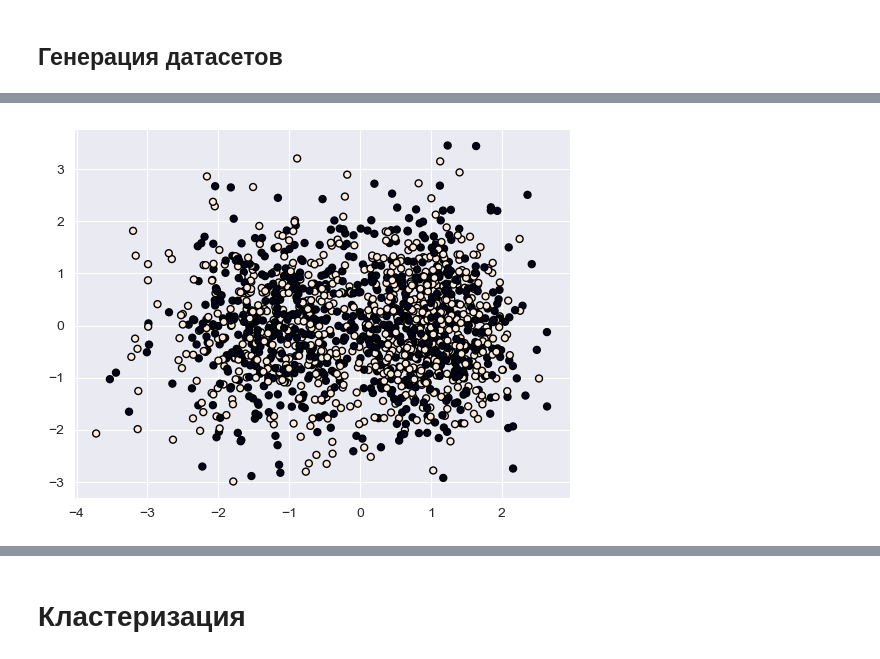
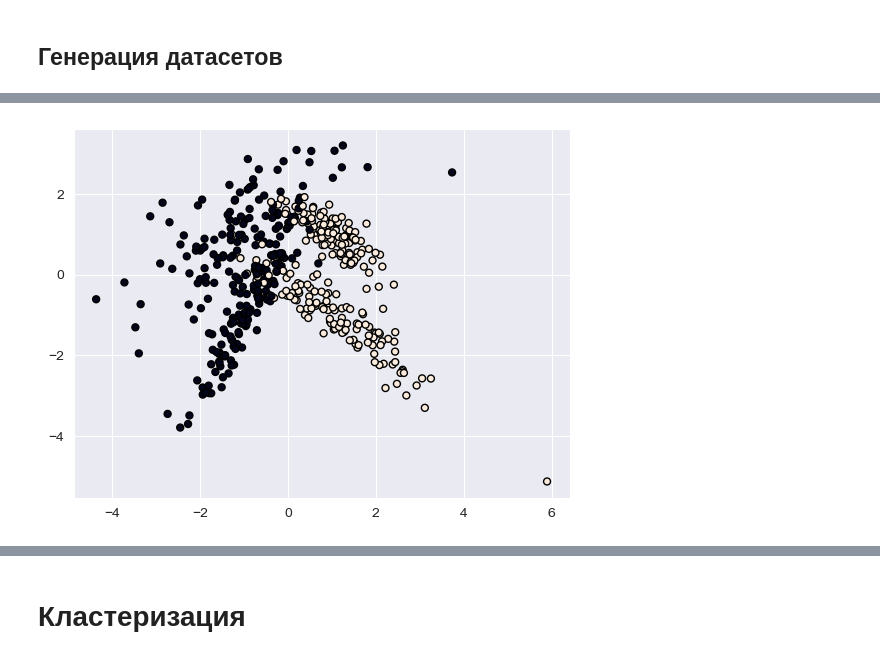
Before and after one commit to Otocolobus-manules/Mashine-Learning_3_semestr, a Jupyter notebook: Работа 6/Abramov_Egor_Lab_6.ipynb, the cells around one changed output, grey strips where cells are left out. Cells and saved outputs as stored; diff of their text form; code cells hidden in the pictures.

```diff
--- a/Работа 6/Abramov_Egor_Lab_6.ipynb
+++ b/Работа 6/Abramov_Egor_Lab_6.ipynb
@@ -28,8 +55,8 @@ array([[-0.90952572,  0.48491294, -1.12068824,  0.40999385],
 # %%
-data_2, data_y_2 = make_classification(n_samples=1500, n_classes=2, n_features=3, n_redundant=0, n_clusters_per_class=2, flip_y=0, random_state=100)
+data_2, data_y_2 = make_classification(n_samples=500, n_classes=2, n_features=2, n_redundant=0, n_clusters_per_class=2, flip_y=0, random_state=100)
 
 plt.scatter(data_2[:, 0], data_2[:, 1], marker="o", c=data_y_2, s=25, edgecolor="k")
 plt.show()
 # %% [output]
-[figure, old version]
+[figure, new version]
 # %%
```
Also changed, not shown: parts of 38 cells of this notebook, 1 other file.
